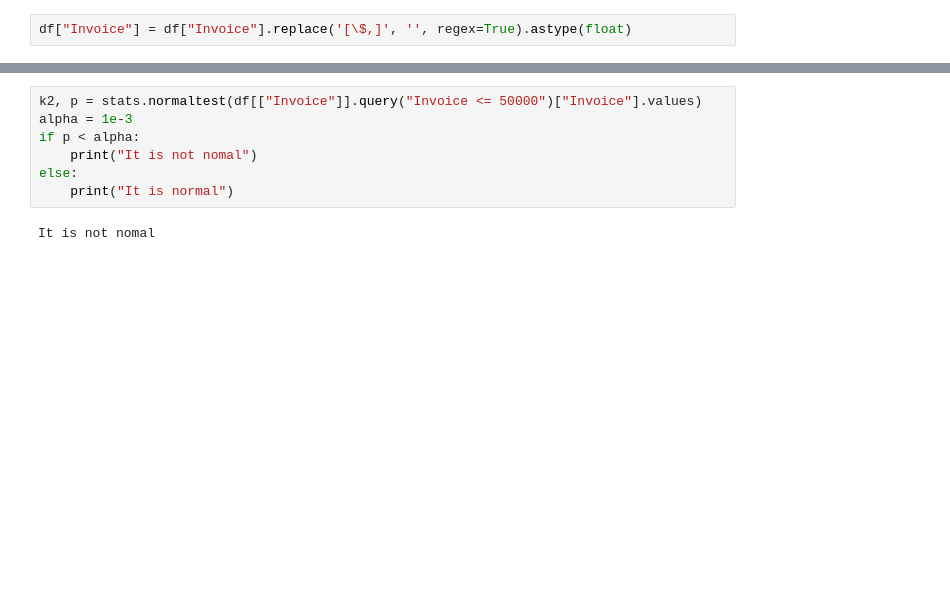
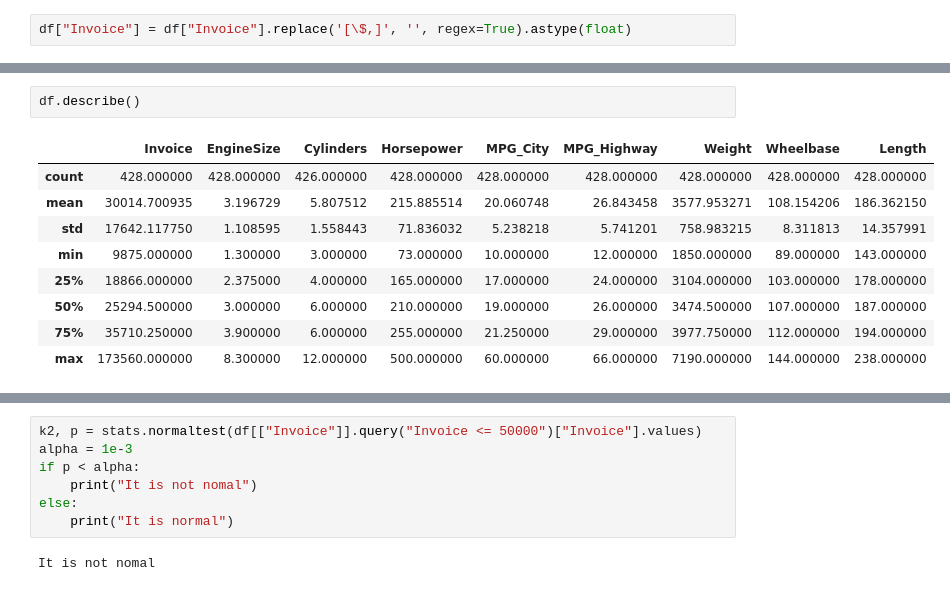
Before and after one commit to jdramirez/UCO_ML_AI, a Jupyter notebook: src/notebook_class/exploracion/exploracion_datos.ipynb, the cells around one changed output, grey strips where cells are left out. Saved outputs shown, nothing was run; the diff lists cells and outputs as text; blank space fills up the shorter version.

```diff
--- a/src/notebook_class/exploracion/exploracion_datos.ipynb
+++ b/src/notebook_class/exploracion/exploracion_datos.ipynb
@@ -154,0 +160,12 @@ df[["Make","Model","Invoice"]]\
+# %%
+df.describe()
+# %% [output]
+|  | Invoice | EngineSize | Cylinders | Horsepower | MPG_City | MPG_Highway | Weight | Wheelbase | Length |
+| count | 428.000000 | 428.000000 | 426.000000 | 428.000000 | 428.000000 | 428.000000 | 428.000000 | 428.000000 | 428.000000 |
+| mean | 30014.700935 | 3.196729 | 5.807512 | 215.885514 | 20.060748 | 26.843458 | 3577.953271 | 108.154206 | 186.362150 |
+| std | 17642.117750 | 1.108595 | 1.558443 | 71.836032 | 5.238218 | 5.741201 | 758.983215 | 8.311813 | 14.357991 |
+| min | 9875.000000 | 1.300000 | 3.000000 | 73.000000 | 10.000000 | 12.000000 | 1850.000000 | 89.000000 | 143.000000 |
+| 25% | 18866.000000 | 2.375000 | 4.000000 | 165.000000 | 17.000000 | 24.000000 | 3104.000000 | 103.000000 | 178.000000 |
+| 50% | 25294.500000 | 3.000000 | 6.000000 | 210.000000 | 19.000000 | 26.000000 | 3474.500000 | 107.000000 | 187.000000 |
+| 75% | 35710.250000 | 3.900000 | 6.000000 | 255.000000 | 21.250000 | 29.000000 | 3977.750000 | 112.000000 | 194.000000 |
+| max | 173560.000000 | 8.300000 | 12.000000 | 500.000000 | 60.000000 | 66.000000 | 7190.000000 | 144.000000 | 238.000000 |
```
Also changed, not shown: parts of 16 cells of this notebook.
